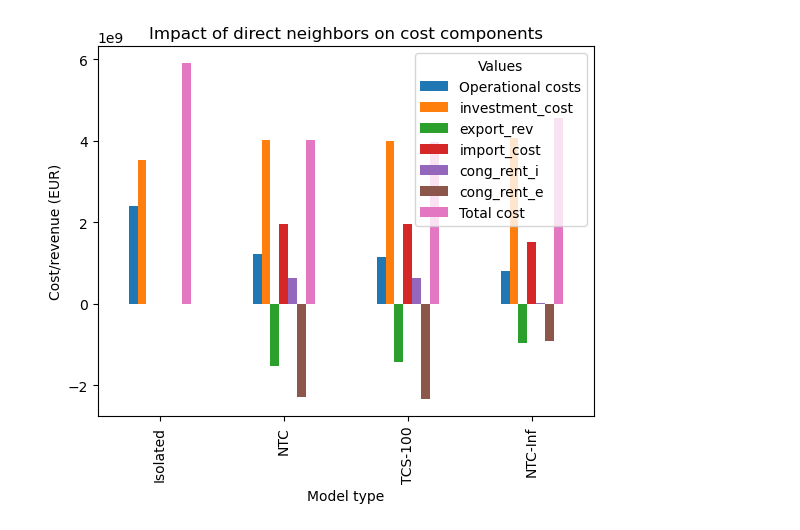
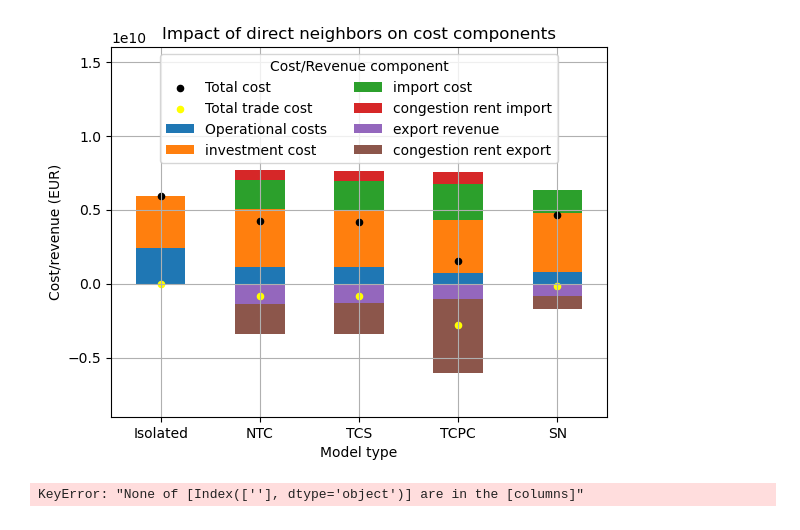
Before and after one commit to KristofPhillips95/ImportExport, a Jupyter notebook: analysis_scripts/DirectNeighbors.ipynb, the cells around one changed output. Saved outputs shown, nothing was run; the diff lists cells and outputs as text; code cells hidden in the pictures.

```diff
--- a/analysis_scripts/DirectNeighbors.ipynb
+++ b/analysis_scripts/DirectNeighbors.ipynb
@@ -3,7 +3,7 @@ import pandas as pd
 import matplotlib.pyplot as plt
 import seaborn as sns
 # %%
-df_results = pd.read_csv("../Results/InvestmentModelResults/Loop_4models_neighbors_only_v2_8760.csv")
+df_results = pd.read_csv("../Results/InvestmentModelResults/Loop_4models_neighbors_only_LUGFR_out_8760.csv")
 # %%
 #Export revenues and congestion rents should be dealt with with opposite signs
 neg_components = ["cong_rent_e","export_rev"]
@@ -54,7 +109,7 @@ name_map = {
 df_results['Model Type'] = df_results["name"].replace(name_map)
 # %%
 # Get deviations from benchmark model
-bm_t = "NTC"
+bm_t = "Isolated"
 
 # Filter the DataFrame for the benchmark model
 col_bm = df_results[(df_results["Model Type"] == bm_t)]
@@ -86,7 +141,7 @@ dev_df = pd.DataFrame(dev_data)
 ## Plot installed capacities
 
 # Define the types to include and order in which you want the types to appear
-type_order = ["Isolated","NTC","TCS-100","TCPC","NTC-0","NTC-Inf"]
+type_order = ["Isolated","NTC","TCS","TCPC","SN"]
 filter_condition = df_results["Model Type"].isin(type_order)
 
 filtered_df = df_results[filter_condition].set_index("Model Type").reindex(type_order).reset_index()
@@ -104,8 +159,13 @@ filtered_df.plot.bar(x="Model Type", y=vals, stacked=stacked)
 
 plt.xlabel('Model type')
 plt.ylabel('Installed capacity (MW)')
+if stacked:
+    plt.ylim((0,70000))
+else:
+    plt.ylim((0,20000))
 plt.title('Impact of direct neighbors on investment decisions')
-plt.legend(title='Values')
+plt.legend(title='Technology',loc = "upper center",ncols = 5)
+
 #plt.show()
 plt.savefig(f"../Results/Figures/FY_analysis/DirectNeighbors//Installed_capacities_bar_{stacked}_DN.png")
 # %% [output]
@@ -154,30 +239,51 @@ Name: Total cost, dtype: float64
 # %%
 ##Plot cost components
 # Define the types to include and order in which you want the types to appear
 type_order = ["Isolated","NTC","TCS-100","NTC-Inf"]
+type_order = ["Isolated","NTC-S-DNA","TCS-DNA-100.0","NTC-0-DNA","TCPC-DNA","NTC-1.0e10-DNA"]
+type_order = ["Isolated","NTC-S-DN1","TCS-DN1-100.0","TCPC-DN1","NTC-1.0e10-DN1"]
+type_order = ["Isolated","NTC-S-DN2","TCS-DN2-100.0","TCPC-DN2","NTC-1.0e10-DN2"]
+type_order = ["Isolated","NTC","TCS","TCPC","SN"]
+
+fig, ax = plt.subplots(1)
 filter_condition = df_results["Model Type"].isin(type_order)
 
 filtered_df = filtered_df = df_results[filter_condition].set_index("Model Type").reindex(type_order).reset_index()
 
 vals = ["Operational costs",
-       'investment_cost', 'export_rev',"import_cost", 'cong_rent_i', 'cong_rent_e']
-vals_tot = ["Operational costs",
-       'investment_cost', 'export_rev',"import_cost", 'cong_rent_i', 'cong_rent_e', "Total cost"]
+       'investment cost', "import cost", 'congestion rent import','export revenue', 'congestion rent export']
+vals_tot = vals
 #vals_tot = "Total cost"
 
 #vals = ["imported","exported"]
 
-stacked = False
-filtered_df.plot.bar(x="Model Type", y=vals_tot, stacked=stacked)
+stacked = True
+filtered_df.plot.bar(x="Model Type", y=vals_tot, stacked=stacked,ax = ax)
+
+# Scatter plot for multiple columns with different colors
+scatter_columns = ['Total cost', 'Total trade cost']
+colors = ['black', 'yellow']  # Define colors for each scatter plot
+
+for col, color in zip(scatter_columns, colors):
+    filtered_df.plot.scatter(x="Model Type", y=col, ax=ax, label=col, color=color)
+# filtered_df.plot.scatter(x="Model Type", y=["Total cost","Total cost"],ax = ax)
+# filtered_df.plot.scatter(x="Model Type", y="Total trade cost",ax = ax,label = "Total cost")
 
 plt.xlabel('Model type')
 plt.ylabel('Cost/revenue (EUR)')
 plt.title('Impact of direct neighbors on cost components')
-plt.legend(title='Values')
+plt.legend(title='Cost/Revenue component',ncols = 2,loc = "upper center")
+if stacked:
+    plt.ylim((-9e9,16e9))
+else:
+    plt.ylim((-6e9,12e9))
+plt.grid(True)  # Adding grid
+
+
 #plt.show()
 plt.savefig(f"../Results/Figures/FY_analysis/DirectNeighbors/Cost_components_bar_s{stacked}_DN.png")
 # %% [output]
-[figure, old version]
+[figure, new version]
 # %%
 ##Plot cost components
 
@@ -188,7 +294,6 @@ filter_condition = ((df_results["trans_cap_other"].isin(["S", "1.0e10"])) | pd.i
 type_order = ["Isolated","NTC","TCS-100","TCPC","SN"]
 filtered_df = filtered_df = df_results[filter_condition].set_index("Model Type").reindex(type_order).reset_index()
 
-vals = [""]
 vals_tot = ["Operational costs",
        'investment_cost', 'export_rev',"import_cost", 'cong_rent_i', 'cong_rent_e', "Total cost"]
 
@@ -200,9 +305,7 @@ filtered_df[neg_components] = -filtered_df[neg_components]
 rents = ['cong_rent_i', 'cong_rent_e']
 filtered_df[rents] = filtered_df[rents]/2
 
-#Combine operational cost components
-operational_costs = ['CO2_cost', 'load_shedding_cost', 'VOM_cost', 'fuel_cost']
-filtered_df["Operational costs"] = filtered_df[operational_costs].sum(axis=1)
+
 
 
 filtered_df["Total cost"] = filtered_df[vals].sum(axis=1)
@@ -219,3 +322,5 @@ plt.title('Impact of direct neighbors on cost components')
 plt.legend(title='Values')
 #plt.show()
 plt.savefig(f"../Results/Figures/FY_analysis/IndirectNeighbors/Cost_components_bar_s{stacked}_DN.png")
+# %% [output]
+KeyError: "None of [Index([''], dtype='object')] are in the [columns]"
```
Also changed, not shown: parts of 8 cells of this notebook, 1 other file.
